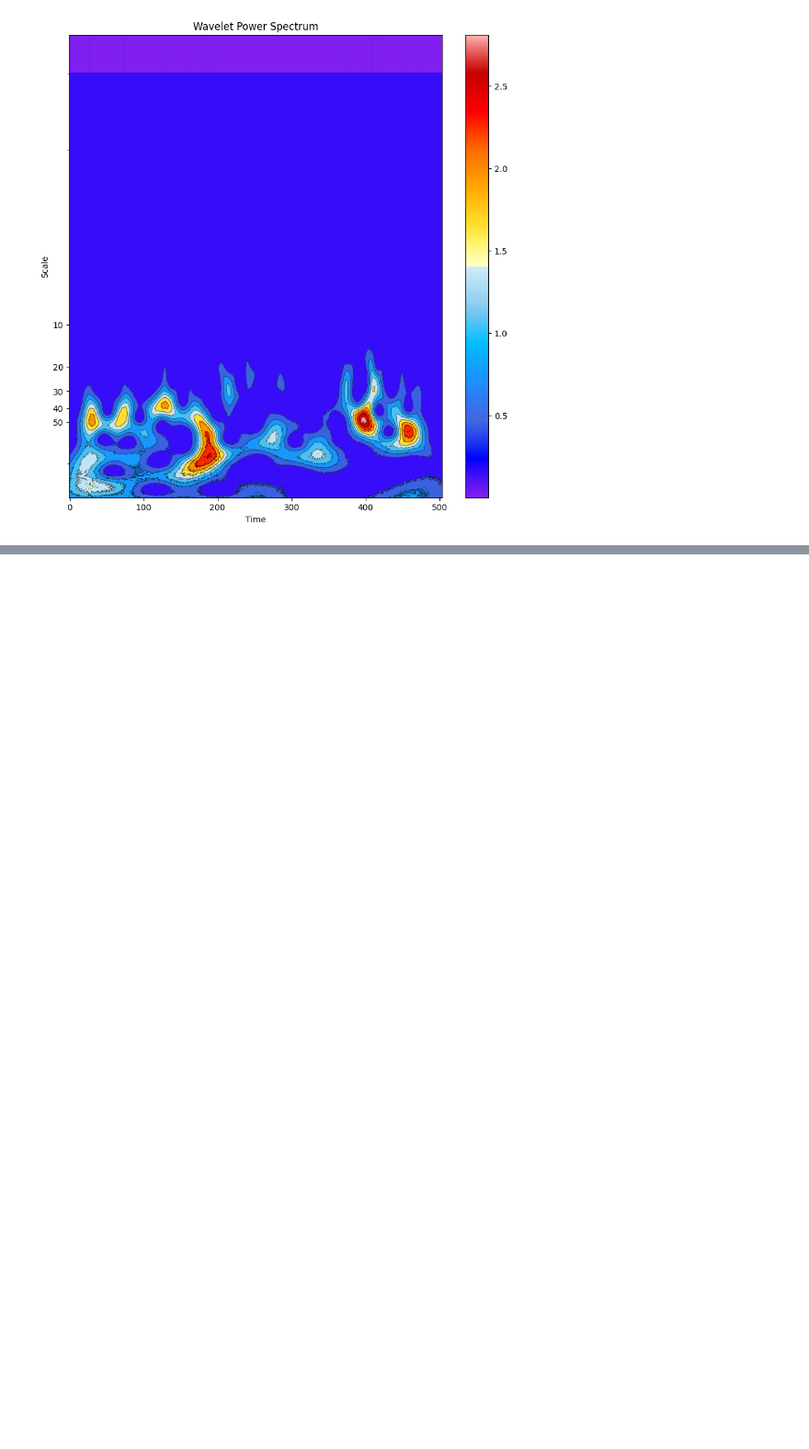
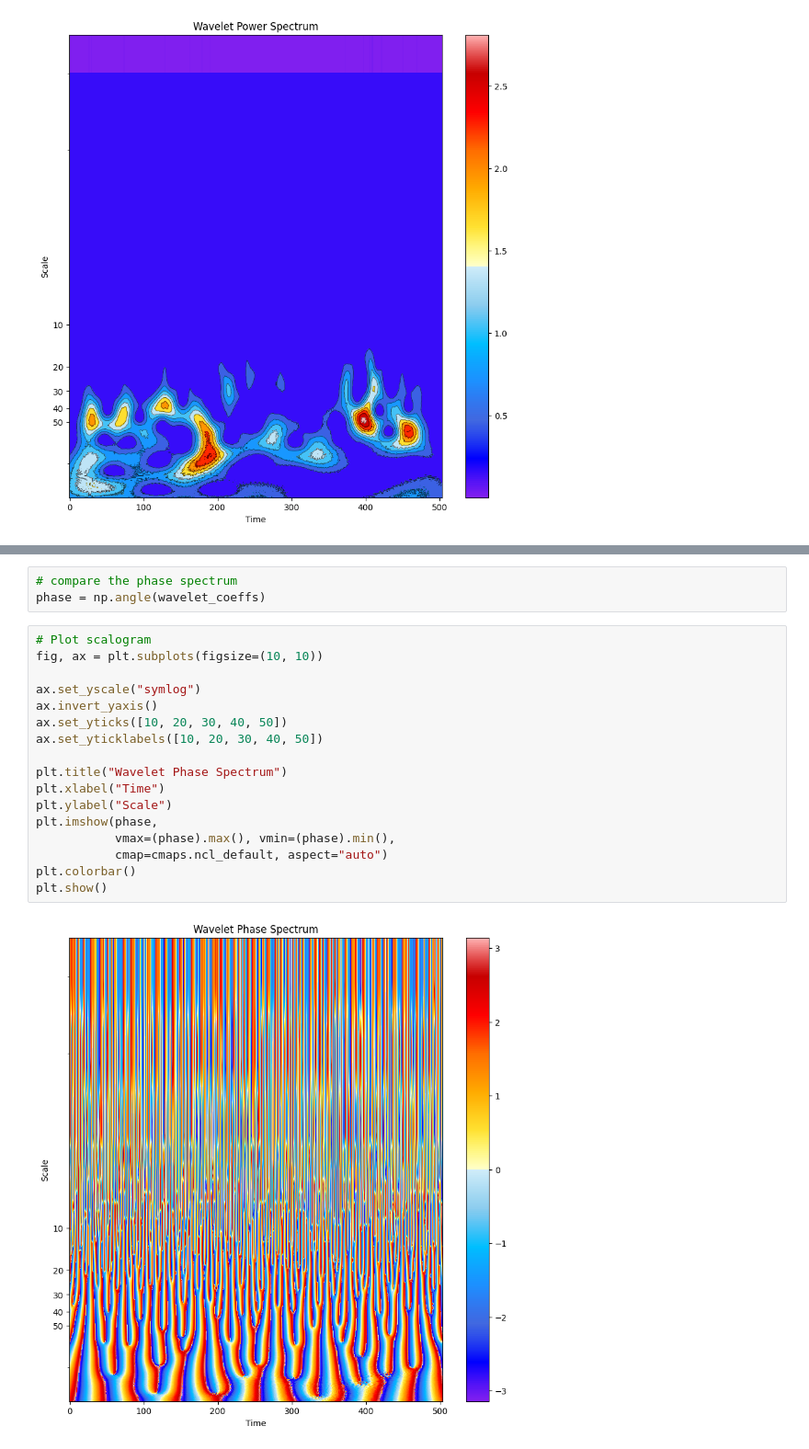
Before and after one commit to NCAR/geocat-scratch, a Jupyter notebook: geocat-applications/wavelet_python.ipynb, the cells around one changed output, grey strips where cells are left out. Shown: that part at 92% size. Drawn from its saved outputs; the diff is of its cells as text; blank space fills up the shorter version.

Commit message:
phase spectrum

```diff
--- a/geocat-applications/wavelet_python.ipynb
+++ b/geocat-applications/wavelet_python.ipynb
@@ -163,3 +181,25 @@ plt.show()
+# %%
+# compare the phase spectrum
+phase = np.angle(wavelet_coeffs)
+# %%
+# Plot scalogram
+fig, ax = plt.subplots(figsize=(10, 10))
+
+ax.set_yscale("symlog")
+ax.invert_yaxis()
+ax.set_yticks([10, 20, 30, 40, 50])
+ax.set_yticklabels([10, 20, 30, 40, 50])
+
+plt.title("Wavelet Phase Spectrum")
+plt.xlabel("Time")
+plt.ylabel("Scale")
+plt.imshow(phase,
+           vmax=(phase).max(), vmin=(phase).min(),
+           cmap=cmaps.ncl_default, aspect="auto")
+plt.colorbar()
+plt.show()
+# %% [output]
+[figure, added]
 # %% [markdown]
 ## Further Reading
 
```
Also changed, not shown: parts of 3 cells of this notebook.
